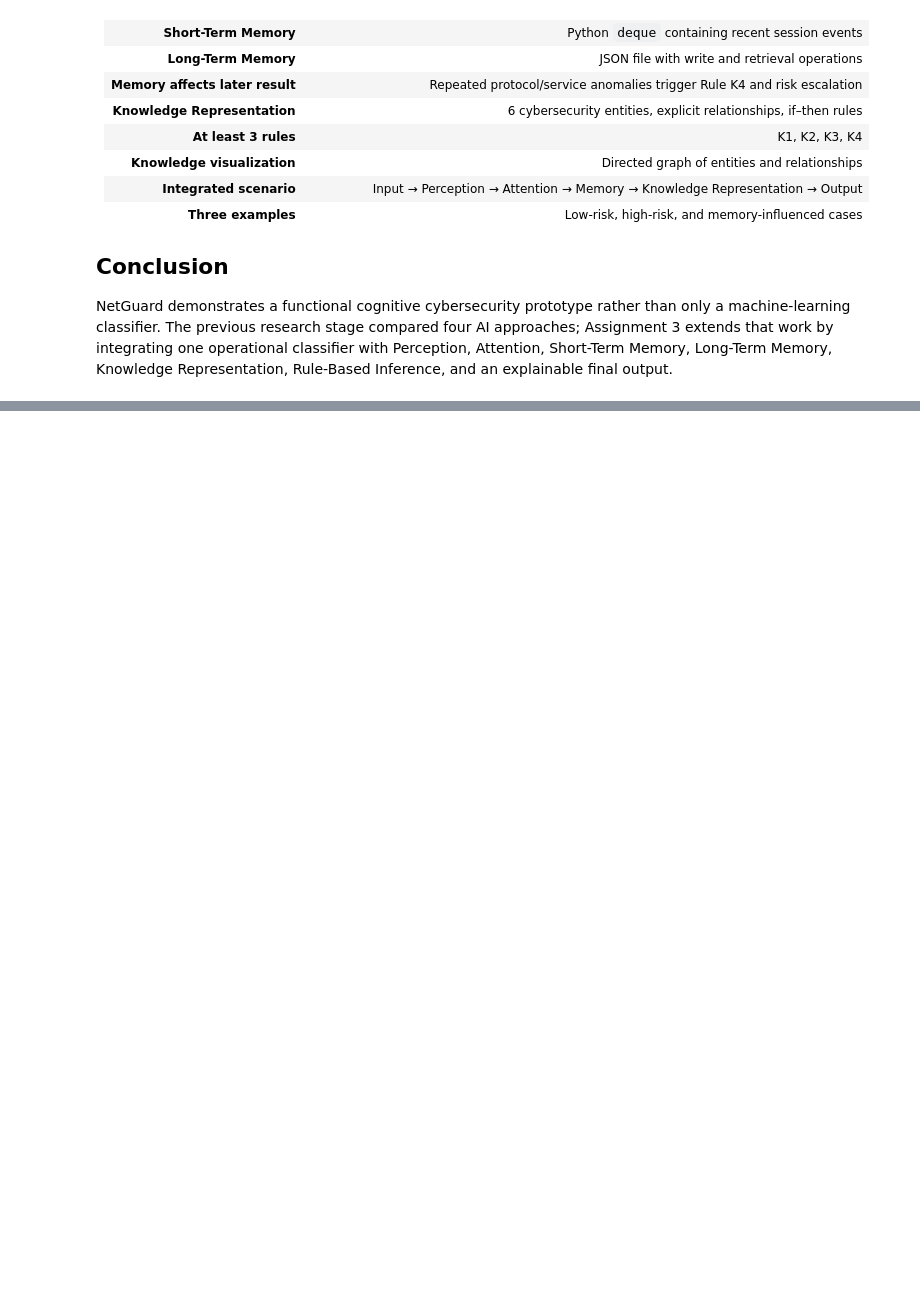
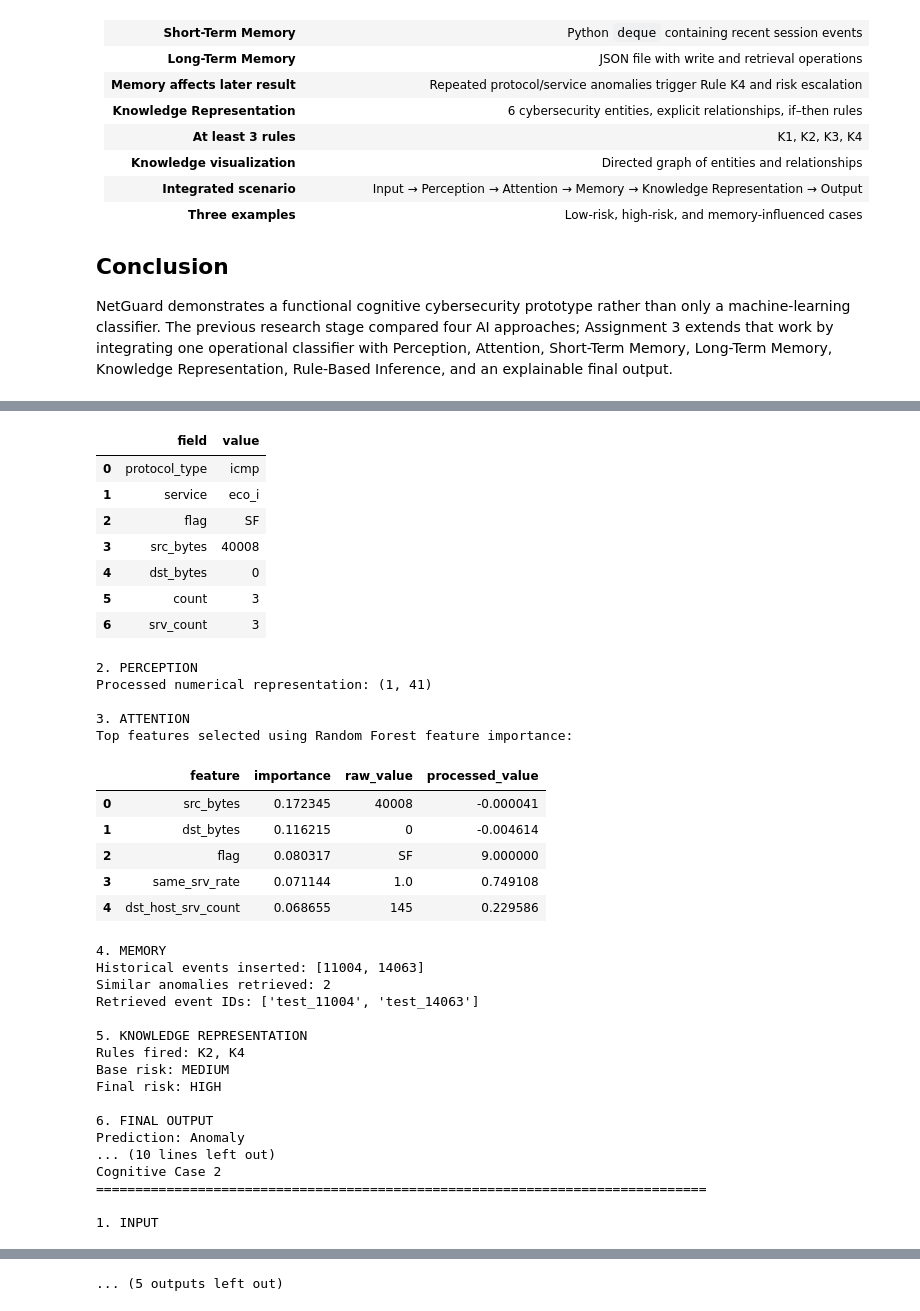
Before and after one commit to Mad03633/NetGuard, a Jupyter notebook: notebook/cognitive.ipynb, the cells around one changed output, grey strips where cells are left out. Saved outputs shown, nothing was run; the diff lists cells and outputs as text; code cells hidden in the pictures; blank space fills up the shorter version.

```diff
--- a/notebook/cognitive.ipynb
+++ b/notebook/cognitive.ipynb
@@ -1057,0 +2217,31 @@ NetGuard demonstrates a functional cognitive cybersecurity prototype rather than
+# %%
+MULTI_DEMO_MEMORY_PATH = (
+    MEMORY_DIR / "multi_cognitive_demo_memory.json"
+)
+
+# Clean only the memory used by this demonstration
+if MULTI_DEMO_MEMORY_PATH.exists():
+    MULTI_DEMO_MEMORY_PATH.unlink()
+
+
+multi_long_memory = LongTermMemory(
+    MULTI_DEMO_MEMORY_PATH
+)
+
+multi_short_memory = ShortTermMemory(
+    max_events=20
+)
+
+
+print(
+    "Clean long-term memory created:"
+)
+
+print(
+    MULTI_DEMO_MEMORY_PATH
+)
+
+print(
+    "Stored events:",
+    len(multi_long_memory.retrieve_all())
+)
@@ -1057,0 +2825,9 @@ NetGuard demonstrates a functional cognitive cybersecurity prototype rather than
+# %%
+for result in multi_cognitive_results:
+
+    print("\n\n")
+
+    display_cognitive_case(
+        result
+    )
+# %% [output]
@@ -1057,0 +2839,36 @@ NetGuard demonstrates a functional cognitive cybersecurity prototype rather than
+|  | field | value |
+| 0 | protocol_type | icmp |
+| 1 | service | eco_i |
+| 2 | flag | SF |
+| 3 | src_bytes | 40008 |
+| 4 | dst_bytes | 0 |
+| 5 | count | 3 |
+| 6 | srv_count | 3 |
+2. PERCEPTION
+Processed numerical representation: (1, 41)
+
+3. ATTENTION
+Top features selected using Random Forest feature importance:
+|  | feature | importance | raw_value | processed_value |
+| 0 | src_bytes | 0.172345 | 40008 | -0.000041 |
+| 1 | dst_bytes | 0.116215 | 0 | -0.004614 |
+| 2 | flag | 0.080317 | SF | 9.000000 |
+| 3 | same_srv_rate | 0.071144 | 1.0 | 0.749108 |
+| 4 | dst_host_srv_count | 0.068655 | 145 | 0.229586 |
+4. MEMORY
+Historical events inserted: [11004, 14063]
+Similar anomalies retrieved: 2
+Retrieved event IDs: ['test_11004', 'test_14063']
+
+5. KNOWLEDGE REPRESENTATION
+Rules fired: K2, K4
+Base risk: MEDIUM
+Final risk: HIGH
+
+6. FINAL OUTPUT
+Prediction: Anomaly
+... (10 lines left out)
+Cognitive Case 2
+==============================================================================
+
+1. INPUT
@@ -1057,0 +2930 @@ NetGuard demonstrates a functional cognitive cybersecurity prototype rather than
+... (5 outputs left out)
```
Also changed, not shown: parts of 13 cells of this notebook.
